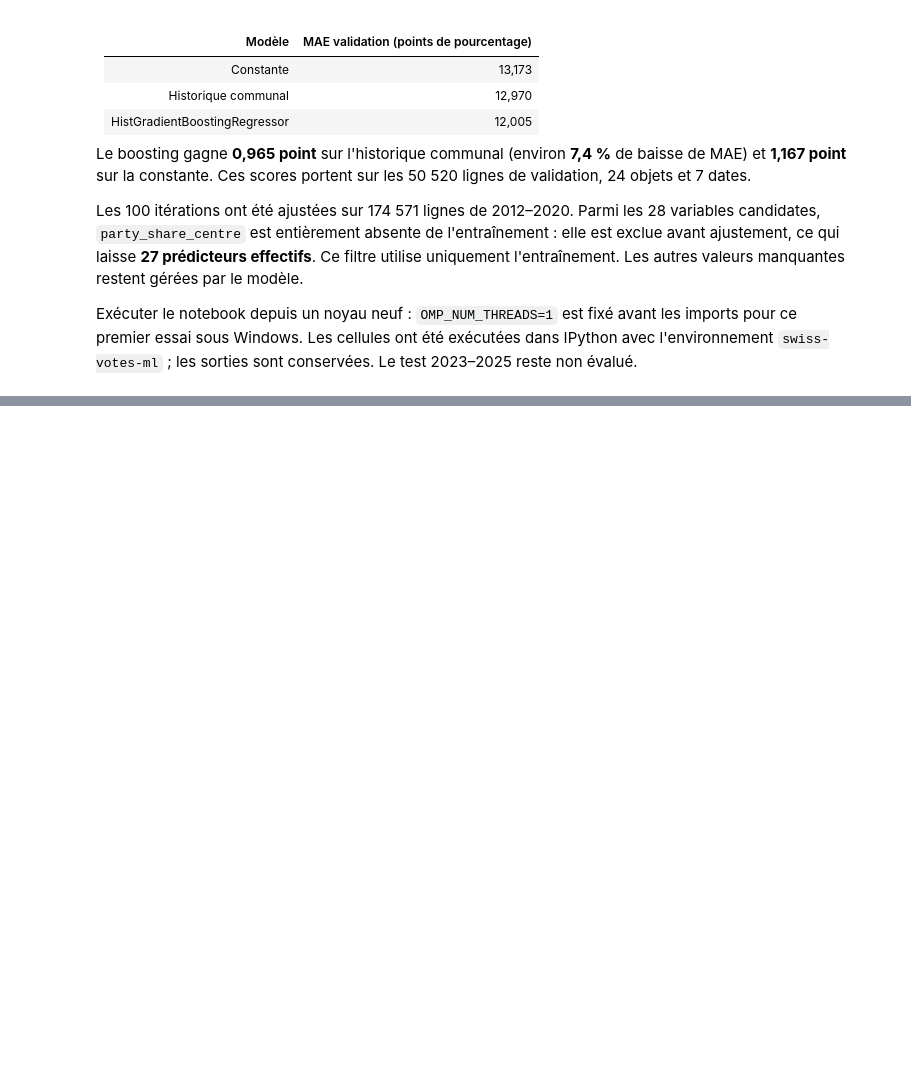
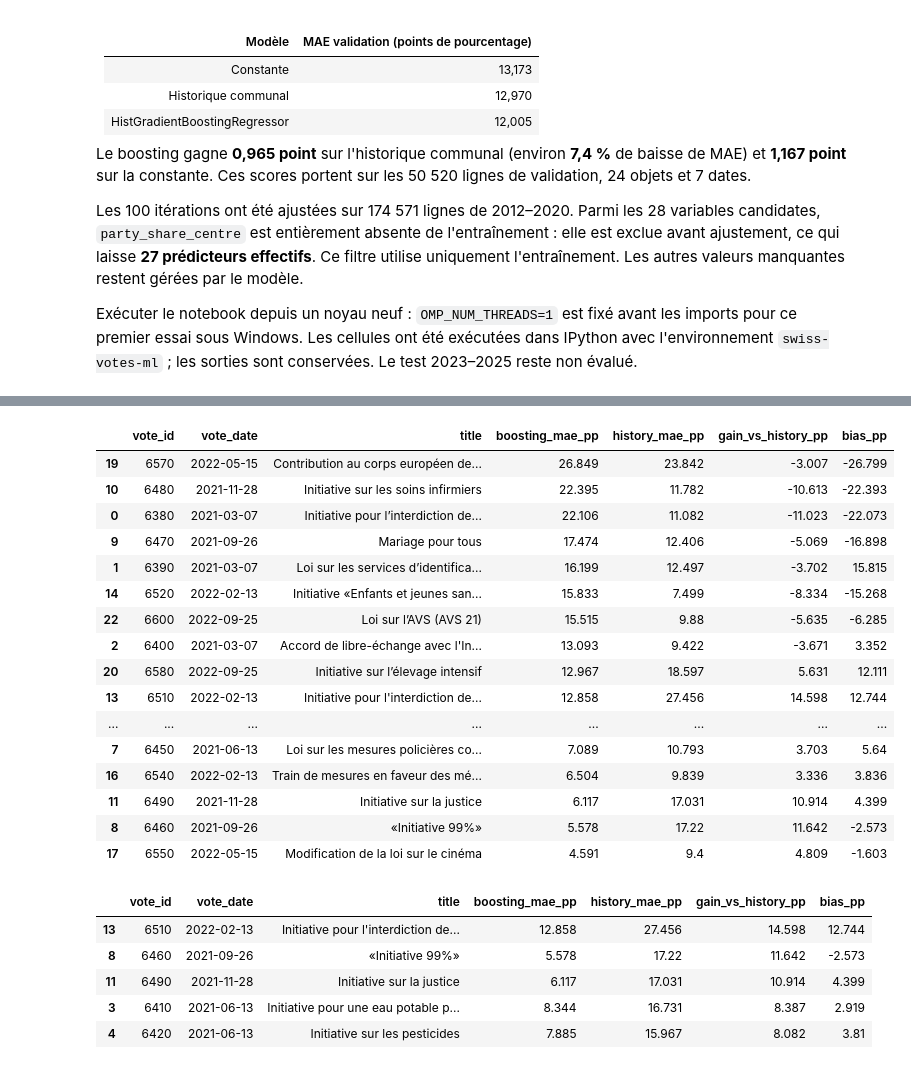
Before and after one commit to VictorGTheCoder/GML-Swiss-Voting, a Jupyter notebook: notebooks/modeling/01_hist_gradient_boosting.ipynb, the cells around one changed output, grey strips where cells are left out. Cells and saved outputs as stored; diff of their text form; code cells hidden in the pictures; blank space fills up the shorter version.

Commit message:
Premier résultats avec histgradientboostingregressor

```diff
--- a/notebooks/modeling/01_hist_gradient_boosting.ipynb
+++ b/notebooks/modeling/01_hist_gradient_boosting.ipynb
@@ -475,0 +527,54 @@ Exécuter le notebook depuis un noyau neuf : `OMP_NUM_THREADS=1` est fixé avant
+# %%
+validation_detail = pd.read_parquet(diagnostic_dir / "validation_predictions.parquet")
+assert len(validation_detail) == saved_manifest["validation_rows"]
+assert set(validation_detail.vote_date.dt.strftime("%Y-%m-%d")) == set(saved_manifest["partition_dates"]["validation"])
+assert validation_detail.vote_date.max() <= pd.Timestamp(saved_manifest["validation_end"])
+validation_detail["vote_id"] = validation_detail.vote_id.astype("string")
+validation_detail["boosting_error_pp"] = (validation_detail.hist_gradient_boosting - validation_detail.yes_share) * 100
+validation_detail["boosting_abs_pp"] = validation_detail.boosting_error_pp.abs()
+validation_detail["history_abs_pp"] = (validation_detail.municipal_history - validation_detail.yes_share).abs() * 100
+validation_detail["constant_abs_pp"] = (validation_detail.constant - validation_detail.yes_share).abs() * 100
+object_diagnostics = validation_detail.groupby(["vote_id", "vote_date"], as_index=False).agg(
+    rows=("municipality_id", "size"),
+    boosting_mae_pp=("boosting_abs_pp", "mean"),
+    history_mae_pp=("history_abs_pp", "mean"),
+    constant_mae_pp=("constant_abs_pp", "mean"),
+    bias_pp=("boosting_error_pp", "mean"),
+    observed_municipal_mean=("yes_share", "mean"),
+    predicted_municipal_mean=("hist_gradient_boosting", "mean"),
+)
+object_diagnostics["gain_vs_history_pp"] = object_diagnostics.history_mae_pp - object_diagnostics.boosting_mae_pp
+
+# Les titres servent uniquement à lire les résultats, jamais à entraîner le modèle.
+swissvotes = pd.read_parquet(ROOT / "data/processed/swissvotes/swissvotes_clean.parquet")
+titles = swissvotes[["vote_key", "titel_kurz_f"]].rename(columns={"vote_key": "vote_id", "titel_kurz_f": "title"})
+titles["vote_id"] = titles.vote_id.astype("string")
+assert not titles.vote_id.duplicated().any()
+object_diagnostics = object_diagnostics.merge(titles, on="vote_id", how="left", validate="many_to_one")
+assert object_diagnostics.title.notna().all()
+object_diagnostics = object_diagnostics.sort_values("boosting_mae_pp", ascending=False)
+columns = ["vote_id", "vote_date", "title", "boosting_mae_pp", "history_mae_pp", "gain_vs_history_pp", "bias_pp"]
+print("Objets les plus difficiles (MAE boosting décroissante) :")
+display(object_diagnostics[columns].round(3))
+print("Gains les plus importants sur l'historique :")
+display(object_diagnostics.nlargest(5, "gain_vs_history_pp")[columns].round(3))
+print("Dégradations les plus importantes par rapport à l'historique :")
+display(object_diagnostics.nsmallest(5, "gain_vs_history_pp")[columns].round(3))
+object_diagnostics.to_csv(diagnostic_dir / "validation_object_diagnostics.csv", index=False)
+
+date_diagnostics = validation_detail.groupby("vote_date").agg(
+    boosting_mae_pp=("boosting_abs_pp", "mean"), history_mae_pp=("history_abs_pp", "mean"),
+)
+date_diagnostics["gain_vs_history_pp"] = date_diagnostics.history_mae_pp - date_diagnostics.boosting_mae_pp
+diagnostic_summary = {
+    "objects_improved_vs_history": int(object_diagnostics.gain_vs_history_pp.gt(0).sum()),
+    "objects_total": len(object_diagnostics),
+    "dates_improved_vs_history": int(date_diagnostics.gain_vs_history_pp.gt(0).sum()),
+    "dates_total": len(date_diagnostics),
+    "model_refitted": False,
+    "test_evaluated": False,
+}
+display(date_diagnostics.round(3))
+print(json.dumps(diagnostic_summary, indent=2))
+(diagnostic_dir / "diagnostic_summary.json").write_text(json.dumps(diagnostic_summary, indent=2), encoding="utf-8")
+# %% [output]
@@ -475,0 +593,23 @@ Exécuter le notebook depuis un noyau neuf : `OMP_NUM_THREADS=1` est fixé avant
+|  | vote_id | vote_date | title | boosting_mae_pp | history_mae_pp | gain_vs_history_pp | bias_pp |
+| 19 | 6570 | 2022-05-15 | Contribution au corps européen de... | 26.849 | 23.842 | -3.007 | -26.799 |
+| 10 | 6480 | 2021-11-28 | Initiative sur les soins infirmiers | 22.395 | 11.782 | -10.613 | -22.393 |
+| 0 | 6380 | 2021-03-07 | Initiative pour l’interdiction de... | 22.106 | 11.082 | -11.023 | -22.073 |
+| 9 | 6470 | 2021-09-26 | Mariage pour tous | 17.474 | 12.406 | -5.069 | -16.898 |
+| 1 | 6390 | 2021-03-07 | Loi sur les services d’identifica... | 16.199 | 12.497 | -3.702 | 15.815 |
+| 14 | 6520 | 2022-02-13 | Initiative «Enfants et jeunes san... | 15.833 | 7.499 | -8.334 | -15.268 |
+| 22 | 6600 | 2022-09-25 | Loi sur l’AVS (AVS 21) | 15.515 | 9.88 | -5.635 | -6.285 |
+| 2 | 6400 | 2021-03-07 | Accord de libre-échange avec l'In... | 13.093 | 9.422 | -3.671 | 3.352 |
+| 20 | 6580 | 2022-09-25 | Initiative sur l’élevage intensif | 12.967 | 18.597 | 5.631 | 12.111 |
+| 13 | 6510 | 2022-02-13 | Initiative pour l'interdiction de... | 12.858 | 27.456 | 14.598 | 12.744 |
+| ... | ... | ... | ... | ... | ... | ... | ... |
+| 7 | 6450 | 2021-06-13 | Loi sur les mesures policières co... | 7.089 | 10.793 | 3.703 | 5.64 |
+| 16 | 6540 | 2022-02-13 | Train de mesures en faveur des mé... | 6.504 | 9.839 | 3.336 | 3.836 |
+| 11 | 6490 | 2021-11-28 | Initiative sur la justice | 6.117 | 17.031 | 10.914 | 4.399 |
+| 8 | 6460 | 2021-09-26 | «Initiative 99%» | 5.578 | 17.22 | 11.642 | -2.573 |
+| 17 | 6550 | 2022-05-15 | Modification de la loi sur le cinéma | 4.591 | 9.4 | 4.809 | -1.603 |
+|  | vote_id | vote_date | title | boosting_mae_pp | history_mae_pp | gain_vs_history_pp | bias_pp |
+| 13 | 6510 | 2022-02-13 | Initiative pour l'interdiction de... | 12.858 | 27.456 | 14.598 | 12.744 |
+| 8 | 6460 | 2021-09-26 | «Initiative 99%» | 5.578 | 17.22 | 11.642 | -2.573 |
+| 11 | 6490 | 2021-11-28 | Initiative sur la justice | 6.117 | 17.031 | 10.914 | 4.399 |
+| 3 | 6410 | 2021-06-13 | Initiative pour une eau potable p... | 8.344 | 16.731 | 8.387 | 2.919 |
+| 4 | 6420 | 2021-06-13 | Initiative sur les pesticides | 7.885 | 15.967 | 8.082 | 3.81 |
```
Also changed, not shown: parts of 18 cells of this notebook, 1 other file.
